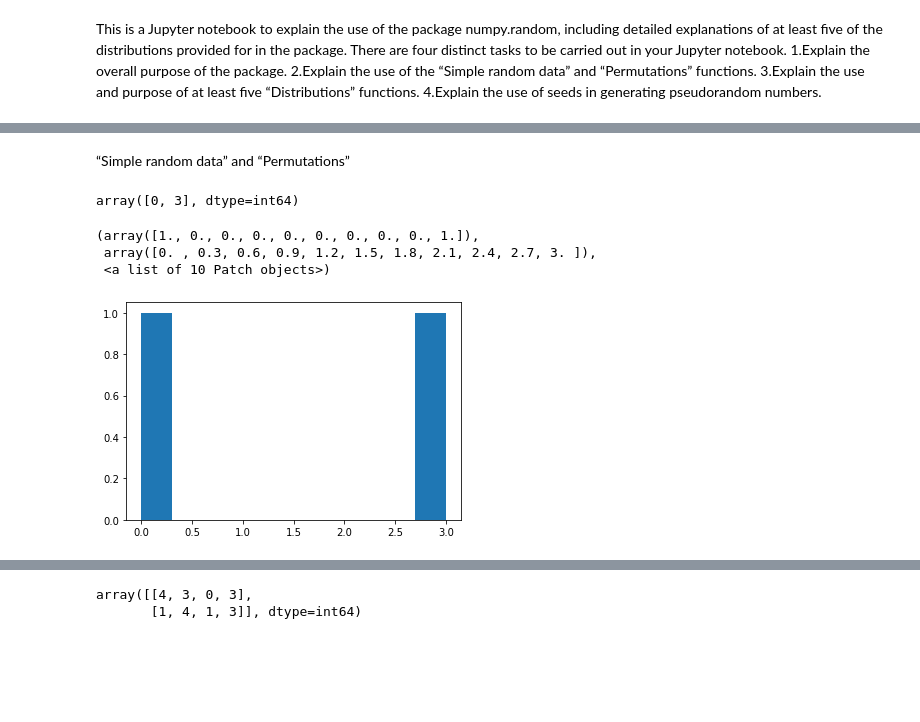
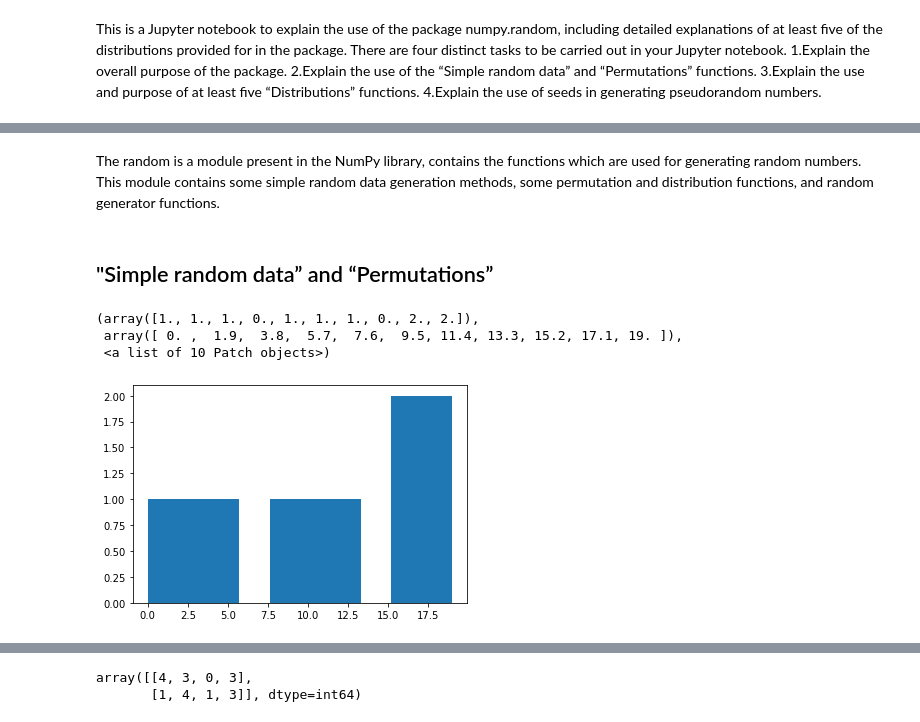
Before and after one commit to fhbonini/ProgDA_Assignment, a Jupyter notebook: numpy.random Assigment.ipynb, the cells around one changed output, grey strips where cells are left out. Saved outputs shown, nothing was run; the diff lists cells and outputs as text; code cells hidden in the pictures; blank space fills up the shorter version.

Commit message:
distributions functions done and updated references on README file

```diff
--- a/numpy.random Assigment.ipynb
+++ b/numpy.random Assigment.ipynb
@@ -13,4 +13,6 @@ Overall purpose of the package
+# %% [markdown]
+The random is a module present in the NumPy library, contains the functions which are used for generating random numbers. This module contains some simple random data generation methods, some permutation and distribution functions, and random generator functions.
 # %% [markdown]
-“Simple random data” and “Permutations”
+## "Simple random data” and “Permutations”
 # %%
 import numpy as np
@@ -17,14 +20,9 @@ import numpy as np
 rng = np.random.default_rng()
-# %%
-a = rng.integers(5, size=2)
-a
-# %% [output]
-array([0, 3], dtype=int64)
-# %%
-import matplotlib.pyplot as plt
-plt.hist(a)
-# %% [output]
-(array([1., 0., 0., 0., 0., 0., 0., 0., 0., 1.]),
- array([0. , 0.3, 0.6, 0.9, 1.2, 1.5, 1.8, 2.1, 2.4, 2.7, 3. ]),
- <a list of 10 Patch objects>)
-[figure, removed]
+# %%
+x = rng.integers(20, size=10)
+plt.hist(x)
+# %% [output]
+(array([1., 1., 1., 0., 1., 1., 1., 0., 2., 2.]),
+ array([ 0. ,  1.9,  3.8,  5.7,  7.6,  9.5, 11.4, 13.3, 15.2, 17.1, 19. ]),
+ <a list of 10 Patch objects>)
+[figure, added]
```
Also changed, not shown: parts of 15 cells of this notebook, 1 other file.
